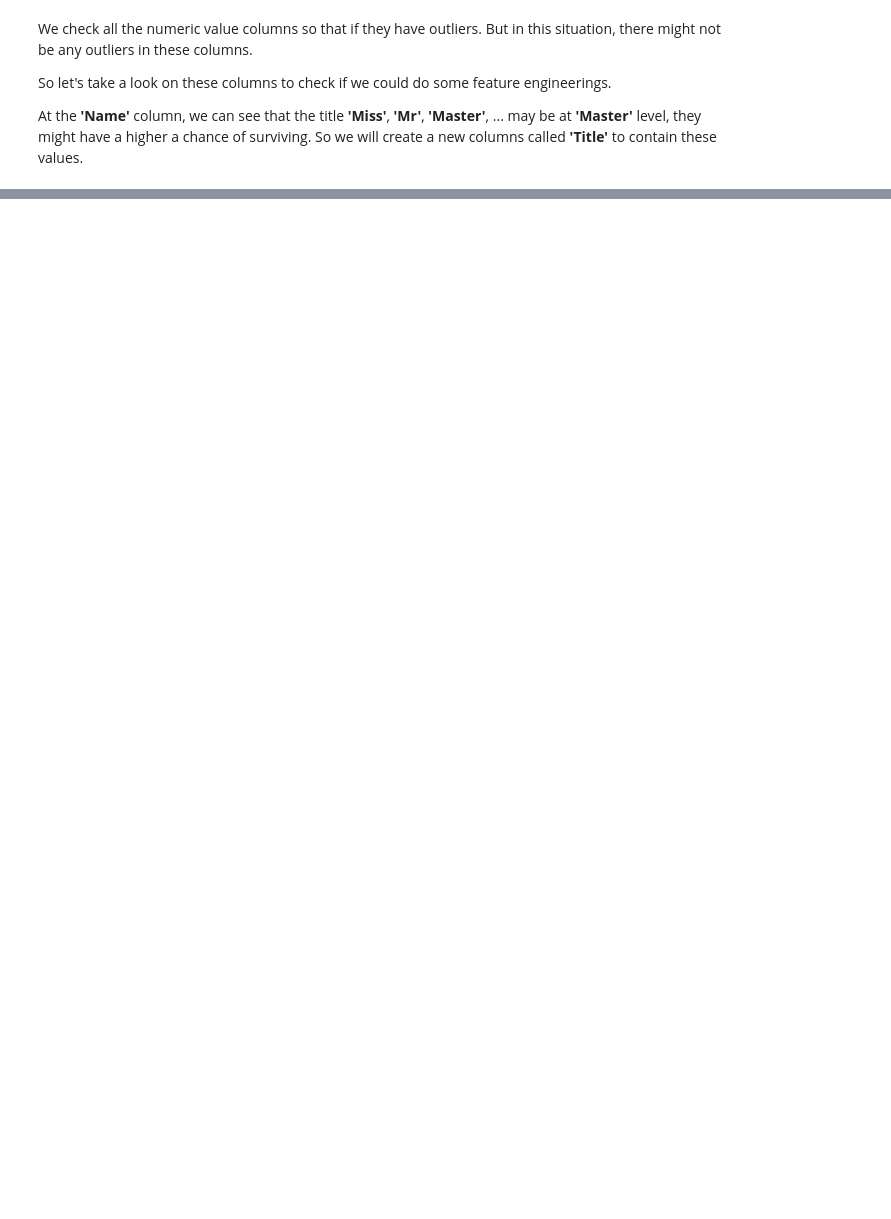
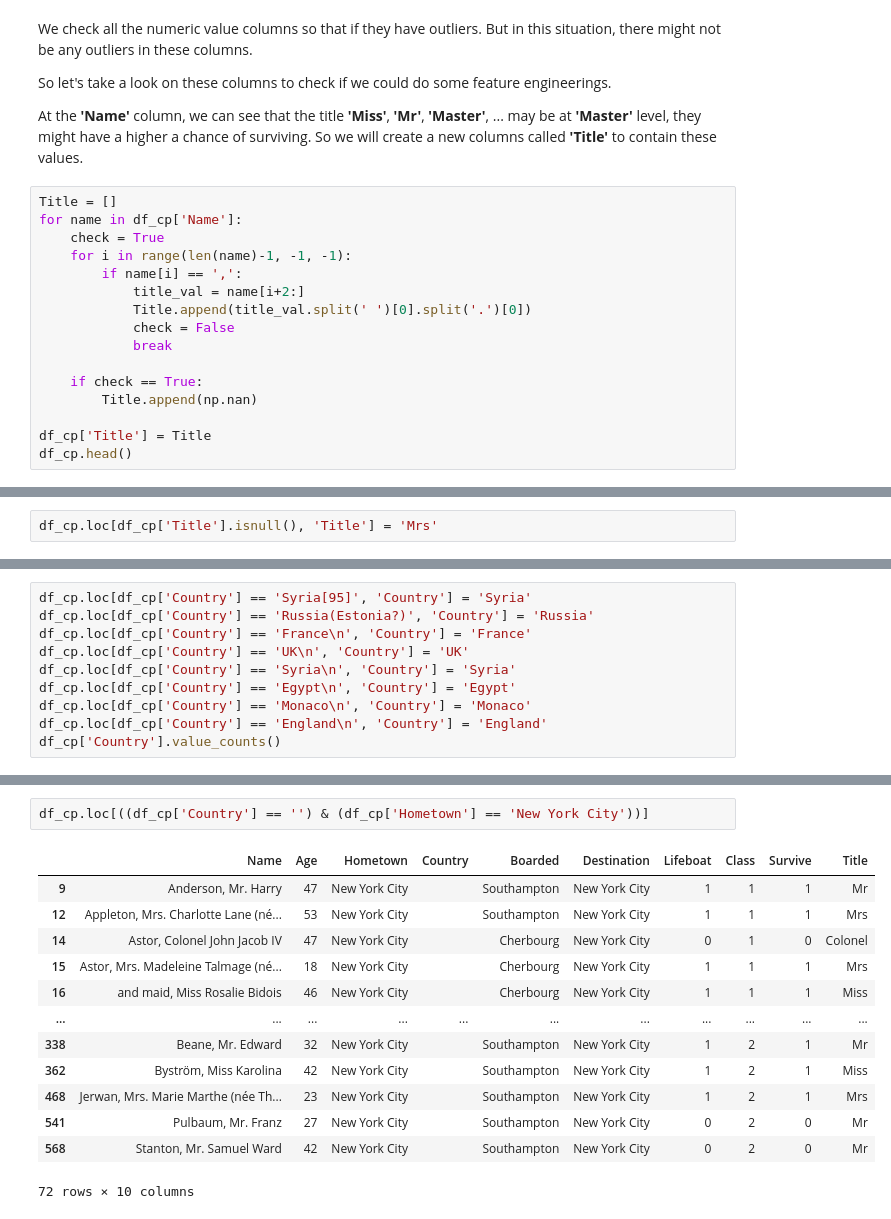
Before and after one commit to iamlkn/Intro2DS-Final-Project, a Jupyter notebook: src/Finalproject.ipynb, the cells around one changed output, grey strips where cells are left out. Saved outputs shown, nothing was run; the diff lists cells and outputs as text; blank space fills up the shorter version.

```diff
--- a/src/Finalproject.ipynb
+++ b/src/Finalproject.ipynb
@@ -259,3 +388,19 @@ We check all the numeric value columns so that if they have outliers. But in thi
 So let's take a look on these columns to check if we could do some feature engineerings.
 
 At the **'Name'** column, we can see that the title **'Miss'**, **'Mr'**, **'Master'**, ... may be at **'Master'** level, they might have a higher a chance of surviving. So we will create a new columns called **'Title'** to contain these values.
+# %%
+Title = []
+for name in df_cp['Name']:
+    check = True
+    for i in range(len(name)-1, -1, -1):
+        if name[i] == ',':
+            title_val = name[i+2:]
+            Title.append(title_val.split(' ')[0].split('.')[0])
+            check = False
+            break
+
+    if check == True:
+        Title.append(np.nan)
+
+df_cp['Title'] = Title
+df_cp.head()
@@ -261,0 +427,2 @@ At the **'Name'** column, we can see that the title **'Miss'**, **'Mr'**, **'Mas
+# %%
+df_cp.loc[df_cp['Title'].isnull(), 'Title'] = 'Mrs'
@@ -261,0 +451,10 @@ At the **'Name'** column, we can see that the title **'Miss'**, **'Mr'**, **'Mas
+# %%
+df_cp.loc[df_cp['Country'] == 'Syria[95]', 'Country'] = 'Syria'
+df_cp.loc[df_cp['Country'] == 'Russia(Estonia?)', 'Country'] = 'Russia'
+df_cp.loc[df_cp['Country'] == 'France\n', 'Country'] = 'France'
+df_cp.loc[df_cp['Country'] == 'UK\n', 'Country'] = 'UK'
+df_cp.loc[df_cp['Country'] == 'Syria\n', 'Country'] = 'Syria'
+df_cp.loc[df_cp['Country'] == 'Egypt\n', 'Country'] = 'Egypt'
+df_cp.loc[df_cp['Country'] == 'Monaco\n', 'Country'] = 'Monaco'
+df_cp.loc[df_cp['Country'] == 'England\n', 'Country'] = 'England'
+df_cp['Country'].value_counts()
@@ -261,0 +479,16 @@ At the **'Name'** column, we can see that the title **'Miss'**, **'Mr'**, **'Mas
+# %%
+df_cp.loc[((df_cp['Country'] == '') & (df_cp['Hometown'] == 'New York City'))]
+# %% [output]
+|  | Name | Age | Hometown | Country | Boarded | Destination | Lifeboat | Class | Survive | Title |
+| 9 | Anderson, Mr. Harry | 47 | New York City |  | Southampton | New York City | 1 | 1 | 1 | Mr |
+| 12 | Appleton, Mrs. Charlotte Lane (né... | 53 | New York City |  | Southampton | New York City | 1 | 1 | 1 | Mrs |
+| 14 | Astor, Colonel John Jacob IV | 47 | New York City |  | Cherbourg | New York City | 0 | 1 | 0 | Colonel |
+| 15 | Astor, Mrs. Madeleine Talmage (né... | 18 | New York City |  | Cherbourg | New York City | 1 | 1 | 1 | Mrs |
+| 16 | and maid, Miss Rosalie Bidois | 46 | New York City |  | Cherbourg | New York City | 1 | 1 | 1 | Miss |
+| ... | ... | ... | ... | ... | ... | ... | ... | ... | ... | ... |
+| 338 | Beane, Mr. Edward | 32 | New York City |  | Southampton | New York City | 1 | 2 | 1 | Mr |
+| 362 | Byström, Miss Karolina | 42 | New York City |  | Southampton | New York City | 1 | 2 | 1 | Miss |
+| 468 | Jerwan, Mrs. Marie Marthe (née Th... | 23 | New York City |  | Southampton | New York City | 1 | 2 | 1 | Mrs |
+| 541 | Pulbaum, Mr. Franz | 27 | New York City |  | Southampton | New York City | 0 | 2 | 0 | Mr |
+| 568 | Stanton, Mr. Samuel Ward | 42 | New York City |  | Southampton | New York City | 0 | 2 | 0 | Mr |
+72 rows × 10 columns
```
Also changed, not shown: parts of 51 cells of this notebook.
